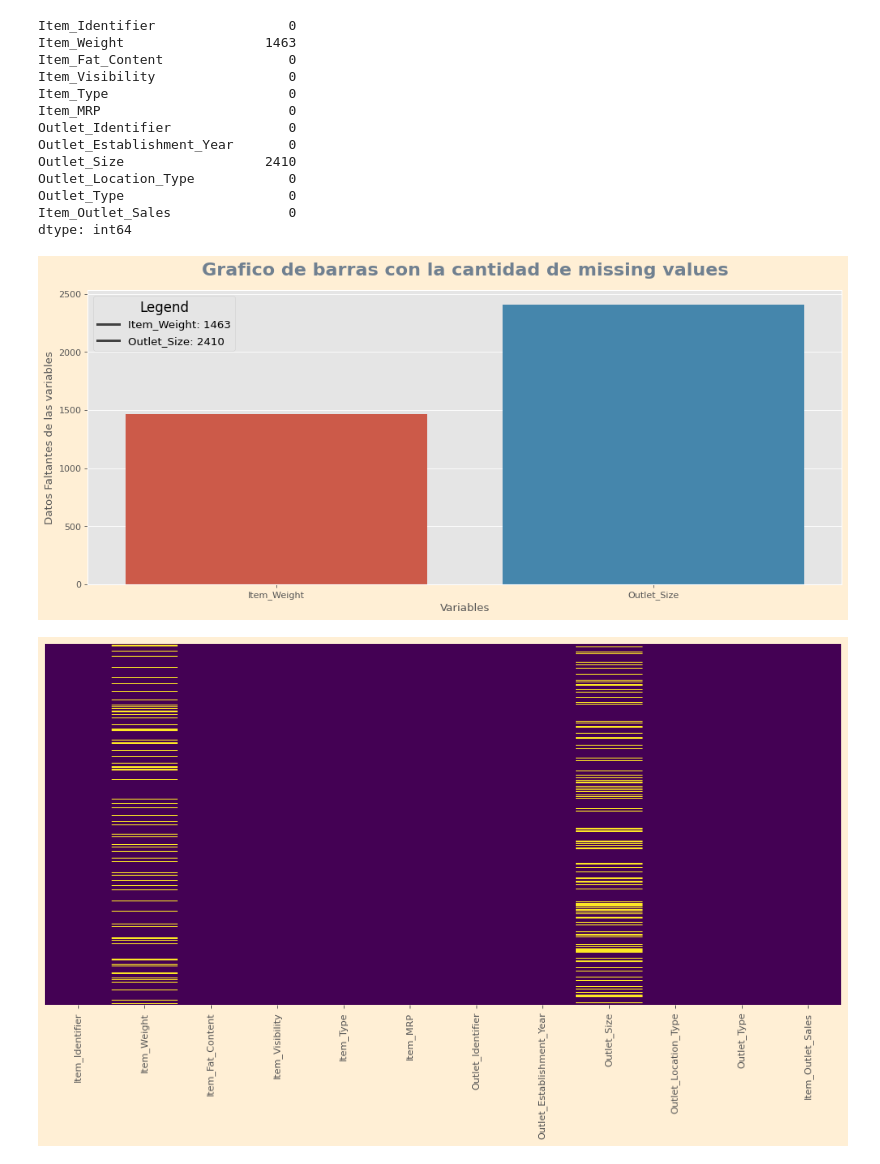
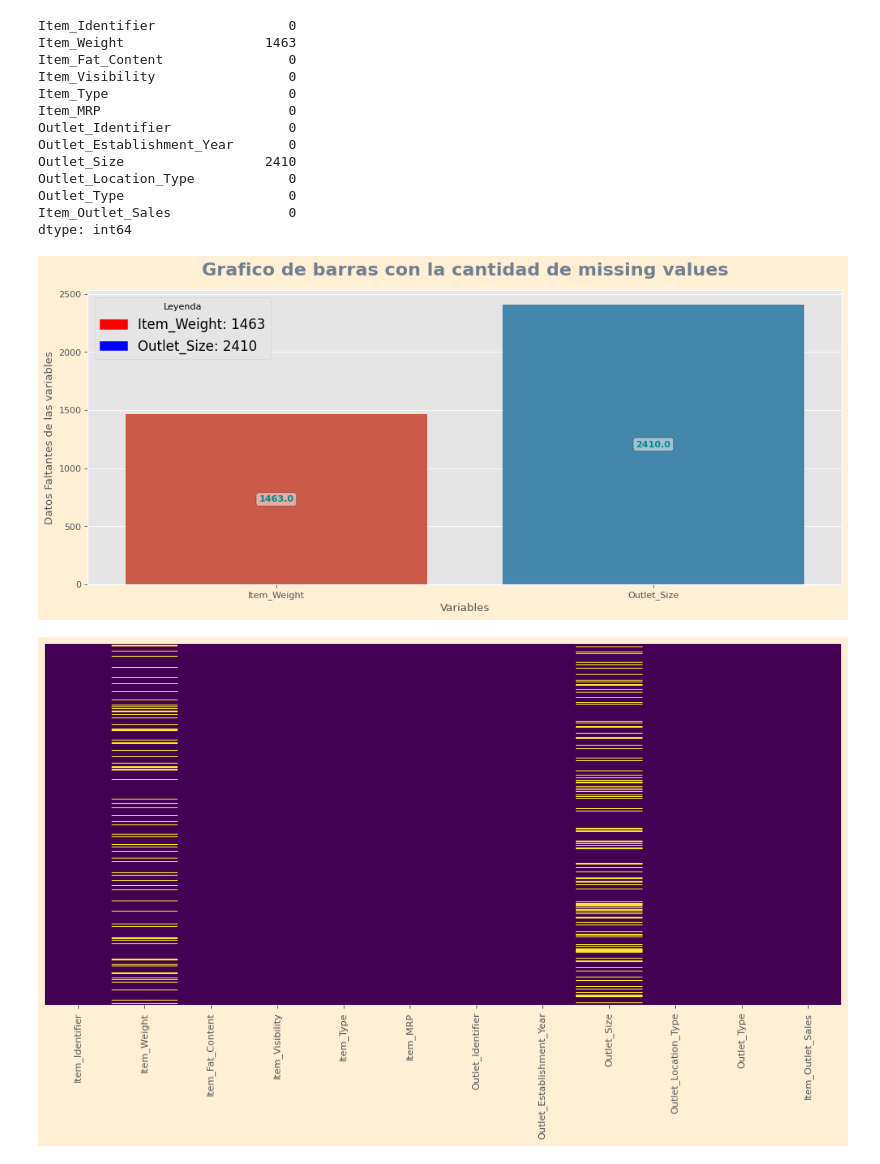
Before and after one commit to joelbarranteswins/Specialization_Final_Exam, a Jupyter notebook: Pregunta 3.ipynb, the cells around one changed output. Cells and saved outputs as stored; diff of their text form; code cells hidden in the pictures.

```diff
--- a/Pregunta 3.ipynb
+++ b/Pregunta 3.ipynb
@@ -37,32 +37,48 @@ Outlet_Type                     0
 Item_Outlet_Sales               0
 dtype: int64
 # %%
+import colorsys
+import matplotlib.patches as mpatches
+
 data_variables_with_missing_values = data[['Item_Weight', 'Outlet_Size']]
 
 fig = plt.figure(figsize=(15,6), facecolor = 'papayawhip', edgecolor = '#FDEDEC', dpi=80)
 plt.style.use('ggplot')
-sns.barplot(
+ax = sns.barplot(
     x=data_variables_with_missing_values.isnull().sum().index,
-    y=data_variables_with_missing_values.isnull().sum().values)
+    y=data_variables_with_missing_values.isnull().sum().values,
+    )
 plt.title('Grafico de barras con la cantidad de missing values', fontsize=20, color="slategrey",
 fontweight="bold", y=1.05, x=0.5, horizontalalignment="center", verticalalignment="center")
 plt.xlabel('Variables')
 plt.ylabel('Datos Faltantes de las variables')
 plt.xticks(rotation=0)
+for p in ax.patches:
+   ax.annotate(
+      text='{:.1f}'.format(p.get_height()),
+      xy=(p.get_x() + p.get_width() / 2, p.get_height() / 2),
+      ha='center', va='center',
+      rotation=0, color='darkcyan',
+      fontweight='bold',
+      bbox=dict(boxstyle="round", facecolor='white', edgecolor='black', alpha=0.5))
+
+item_weight = mpatches.Patch(color='red', label='Item_Weight')
+outlet_size = mpatches.Patch(color='blue', label='Outlet_Size')
+
 plt.legend(
     labels=[
         f'Item_Weight: {data_variables_with_missing_values.isnull().sum().values[0]}',
         f'Outlet_Size: {data_variables_with_missing_values.isnull().sum().values[1]}'],
-    title = "Legend",
-    fontsize = 'large',
-    title_fontsize = "15",
-    loc = 2,
-    # bbox_to_anchor = (1,1)
-    )
+    loc='upper left',
+    fontsize=15,
+    frameon=True,
+    title='Leyenda',
+    handles=[ item_weight, outlet_size])
+
 
 # save figure
 plt.savefig('./imgs/Columnas_con_datos_faltantes_de_la_data_BIG_MART_SALES_PREDICTION.png',
                 bbox_inches='tight', dpi=300)
 plt.show()
 # %% [output]
-[figure, old version]
+[figure, new version]
```
Also changed, not shown: parts of 6 cells of this notebook, 4 other files.
